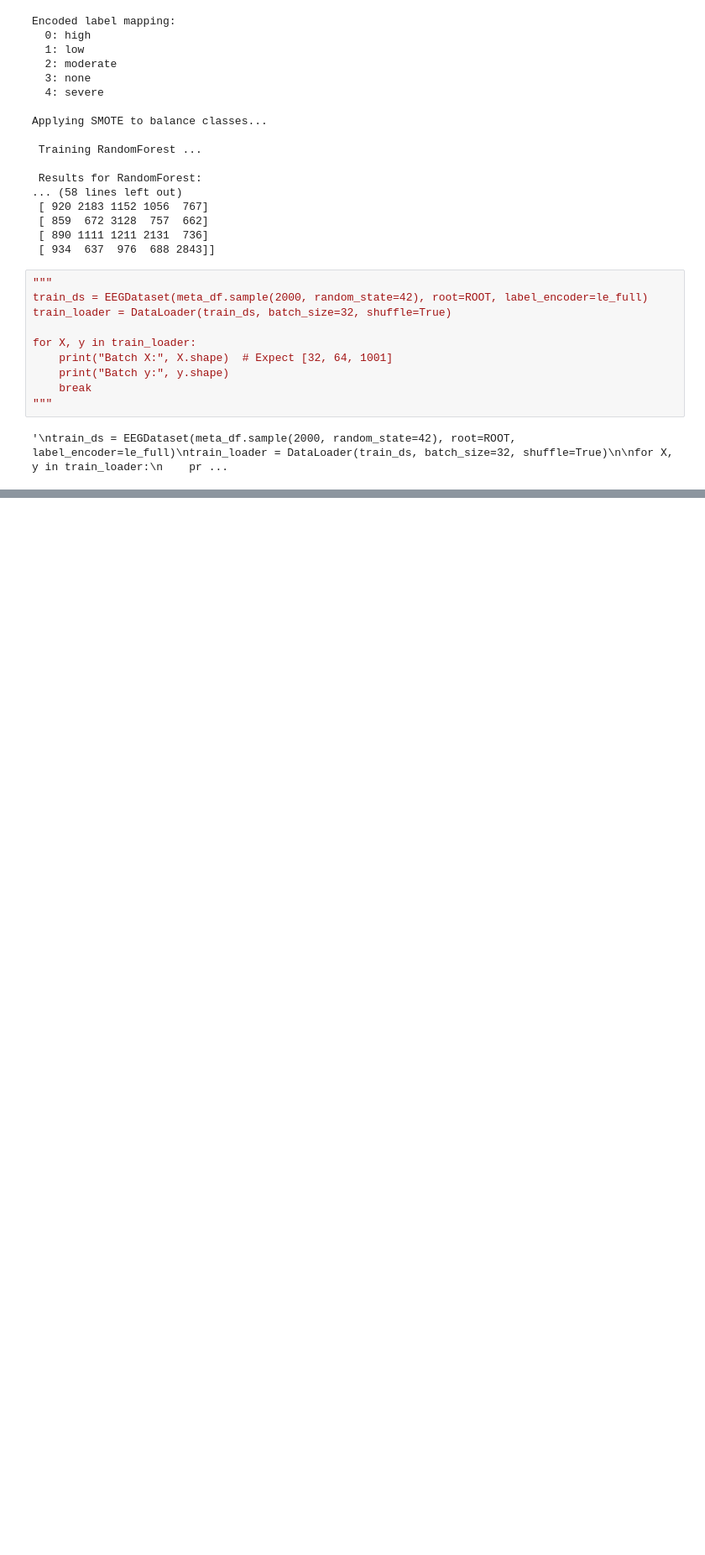
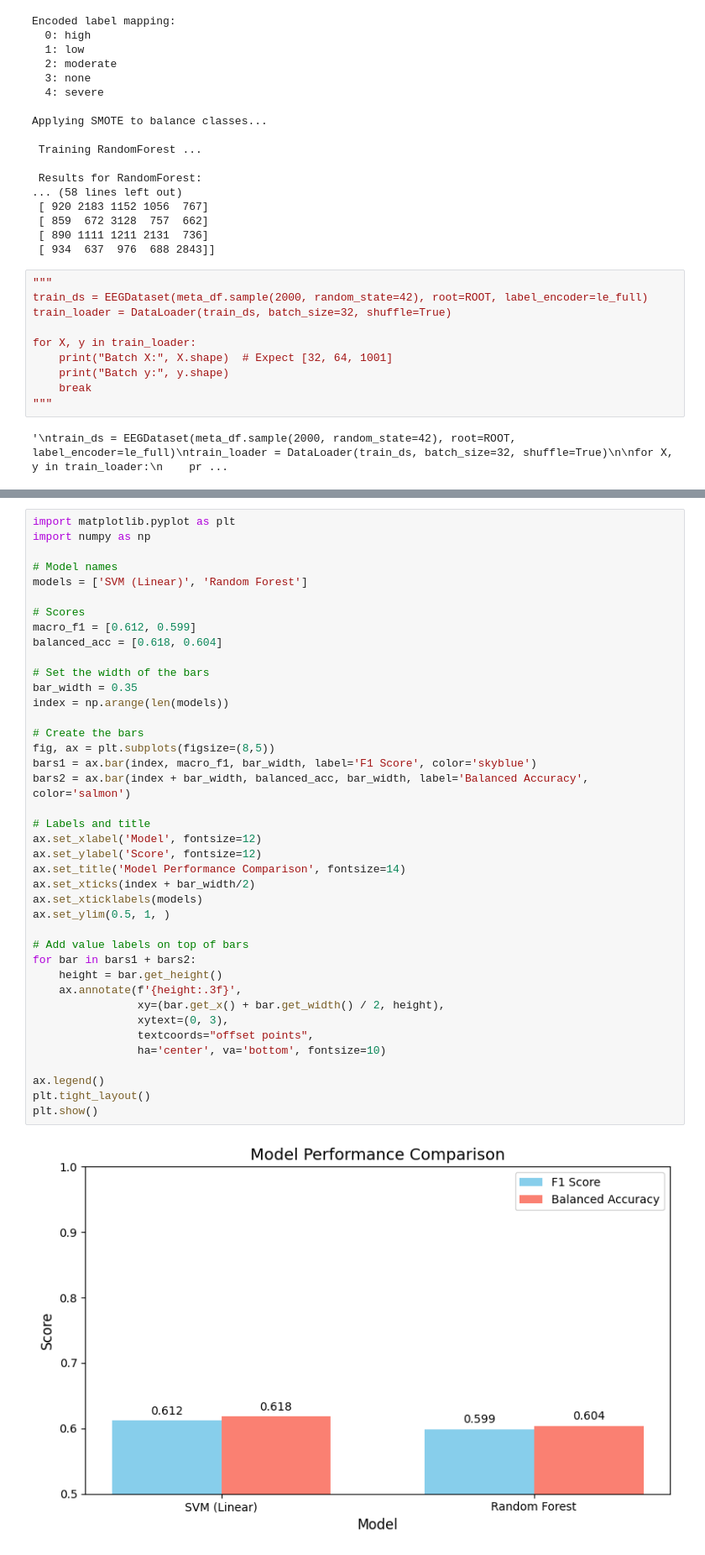
Before and after one commit to AditiSatsangi/EEG-Pain-Estimation, a Jupyter notebook: notebooks/code.ipynb, the cells around one changed output, grey strips where cells are left out. Shown: that part at 84% size. Cells and saved outputs as stored; diff of their text form; blank space fills up the shorter version.

```diff
--- a/notebooks/code.ipynb
+++ b/notebooks/code.ipynb
@@ -290,0 +2479,42 @@ for X, y in train_loader:
+# %%
+import matplotlib.pyplot as plt
+import numpy as np
+
+# Model names
+models = ['SVM (Linear)', 'Random Forest']
+
+# Scores
+macro_f1 = [0.612, 0.599]
+balanced_acc = [0.618, 0.604]
+
+# Set the width of the bars
+bar_width = 0.35
+index = np.arange(len(models))
+
+# Create the bars
+fig, ax = plt.subplots(figsize=(8,5))
+bars1 = ax.bar(index, macro_f1, bar_width, label='F1 Score', color='skyblue')
+bars2 = ax.bar(index + bar_width, balanced_acc, bar_width, label='Balanced Accuracy', color='salmon')
+
+# Labels and title
+ax.set_xlabel('Model', fontsize=12)
+ax.set_ylabel('Score', fontsize=12)
+ax.set_title('Model Performance Comparison', fontsize=14)
+ax.set_xticks(index + bar_width/2)
+ax.set_xticklabels(models)
+ax.set_ylim(0.5, 1, )
+
+# Add value labels on top of bars
+for bar in bars1 + bars2:
+    height = bar.get_height()
+    ax.annotate(f'{height:.3f}',
+                xy=(bar.get_x() + bar.get_width() / 2, height),
+                xytext=(0, 3),
+                textcoords="offset points",
+                ha='center', va='bottom', fontsize=10)
+
+ax.legend()
+plt.tight_layout()
+plt.show()
+# %% [output]
+[figure, added]
```
Also changed, not shown: parts of 7 cells of this notebook, 16 other files.
